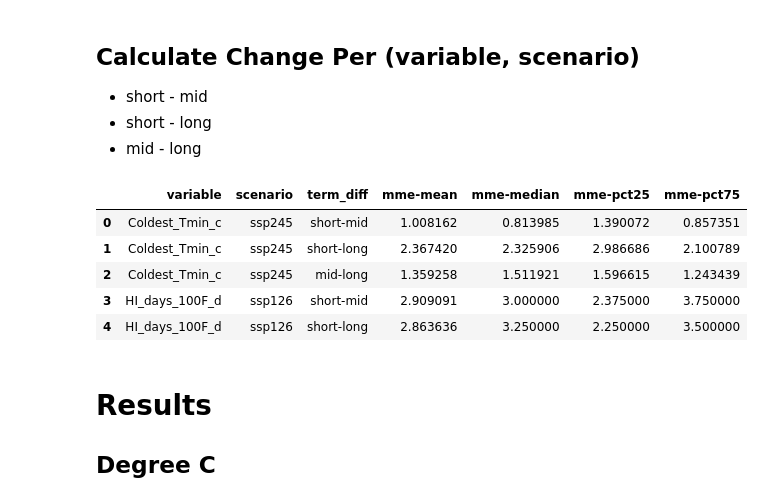
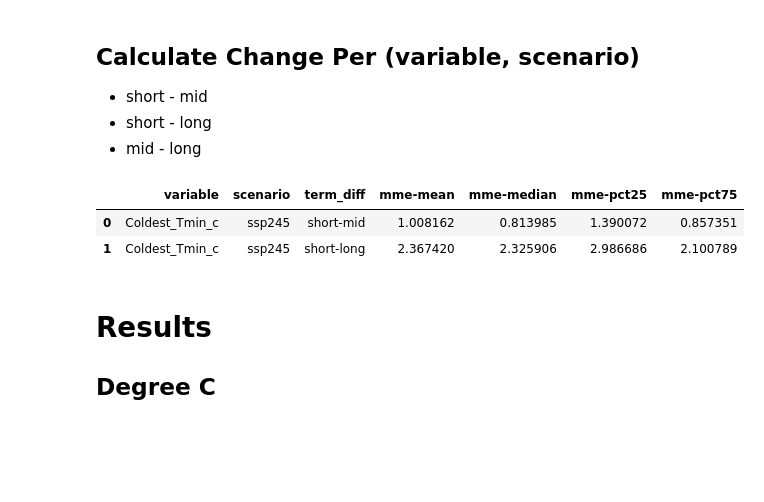
Before and after one commit to eugpoon/casi, a Jupyter notebook: center_casi_projections.ipynb, the cells around one changed output. Saved outputs shown, nothing was run; the diff lists cells and outputs as text; code cells hidden in the pictures; blank space fills up the shorter version.

```diff
--- a/center_casi_projections.ipynb
+++ b/center_casi_projections.ipynb
@@ -340,37 +340,34 @@ query = """
 SELECT
     a.variable,
     a.scenario,
     CASE
         WHEN a.term = 'short' AND b.term = 'mid' THEN 'short-mid'
         WHEN a.term = 'short' AND b.term = 'long' THEN 'short-long'
         WHEN a.term = 'mid' AND b.term = 'long' THEN 'mid-long'
     END AS term_diff,
     b.'mme-mean' - a.'mme-mean' AS 'mme-mean',
     b.'mme-median' - a.'mme-median' AS 'mme-median',
     b.'mme-pct25' - a.'mme-pct25' AS 'mme-pct25',
     b.'mme-pct75' - a.'mme-pct75' AS 'mme-pct75'
 FROM term_mme a
 JOIN term_mme b
     ON a.variable = b.variable
     AND a.scenario = b.scenario
     AND (
         (a.term = 'short' AND b.term = 'mid') OR
         (a.term = 'short' AND b.term = 'long') OR
         (a.term = 'mid' AND b.term = 'long')
     )
 ORDER BY 1, 2, 3 DESC
 """
 
 change = psql.sqldf(query, locals())
 
-display(change.head())
+display(change.head(2))
 # %% [output]
 |  | variable | scenario | term_diff | mme-mean | mme-median | mme-pct25 | mme-pct75 |
 | 0 | Coldest_Tmin_c | ssp245 | short-mid | 1.008162 | 0.813985 | 1.390072 | 0.857351 |
 | 1 | Coldest_Tmin_c | ssp245 | short-long | 2.367420 | 2.325906 | 2.986686 | 2.100789 |
-| 2 | Coldest_Tmin_c | ssp245 | mid-long | 1.359258 | 1.511921 | 1.596615 | 1.243439 |
-| 3 | HI_days_100F_d | ssp126 | short-mid | 2.909091 | 3.000000 | 2.375000 | 3.750000 |
-| 4 | HI_days_100F_d | ssp126 | short-long | 2.863636 | 3.250000 | 2.250000 | 3.500000 |
 # %% [markdown]
 # Results
 ## Degree C
```
Also changed, not shown: 2 other files.
